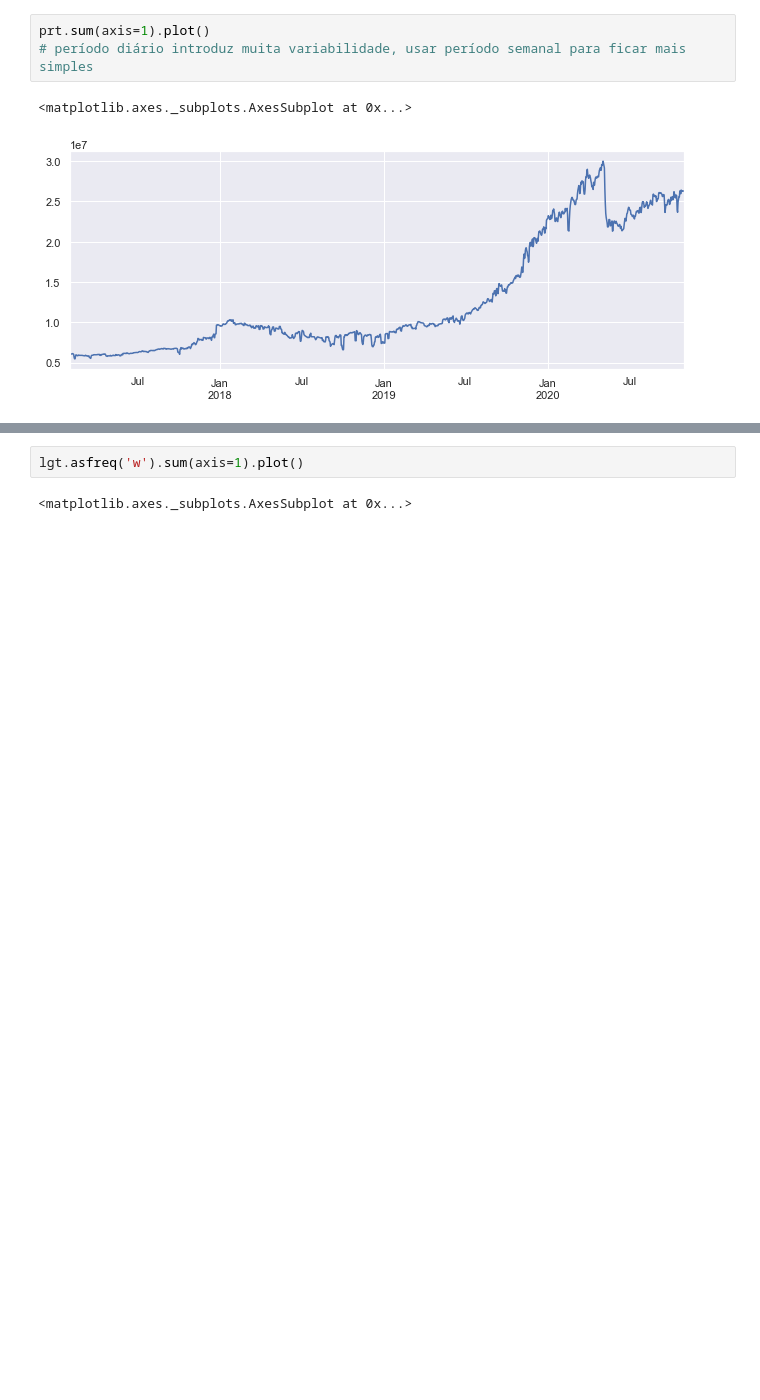
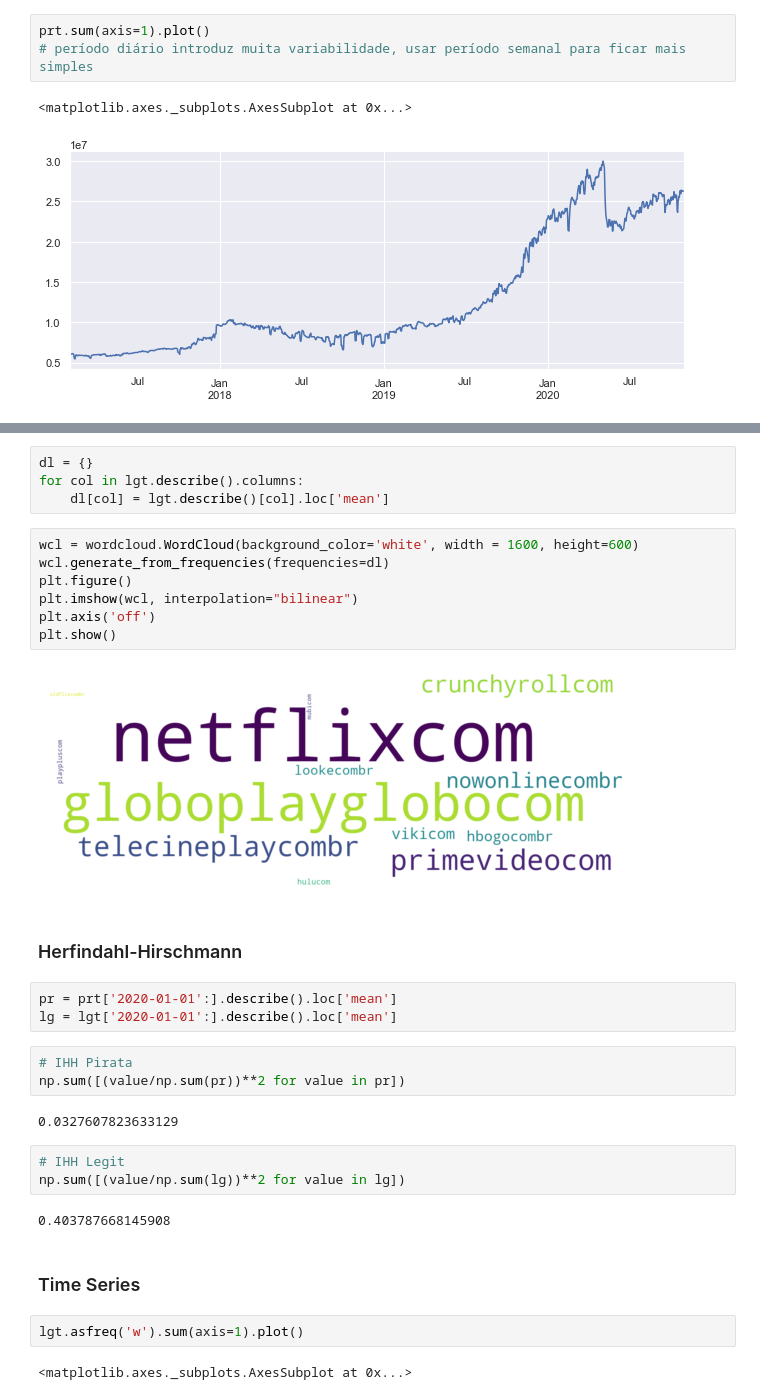
Before and after one commit to gustavo-pohlmann/TCC, a Jupyter notebook: TCC.ipynb, the cells around one changed output, grey strips where cells are left out. Saved outputs shown, nothing was run; the diff lists cells and outputs as text; blank space fills up the shorter version.

```diff
--- a/TCC.ipynb
+++ b/TCC.ipynb
@@ -91,6 +106,36 @@ lgt.describe().sort_values(by='mean', axis=1, ascending=False)
 | 50% | 3.605410e+07 | 1.722262e+07 | 1.717757e+06 | 1.321324e+06 | 7.916921e+05 | 8.859373e+05 | ... |
 | 75% | 3.647190e+07 | 1.887552e+07 | 2.383533e+06 | 2.964409e+06 | 1.938306e+06 | 1.196756e+06 | ... |
 | max | 3.905315e+07 | 2.733926e+07 | 4.648665e+06 | 4.381903e+06 | 2.534630e+06 | 2.089467e+06 | ... |
+# %%
+dl = {}
+for col in lgt.describe().columns:
+    dl[col] = lgt.describe()[col].loc['mean']
+# %%
+wcl = wordcloud.WordCloud(background_color='white', width = 1600, height=600)
+wcl.generate_from_frequencies(frequencies=dl)
+plt.figure()
+plt.imshow(wcl, interpolation="bilinear")
+plt.axis('off')
+plt.show()
+# %% [output]
+[figure, added]
+# %% [markdown]
+### Herfindahl-Hirschmann
+# %%
+pr = prt['2020-01-01':].describe().loc['mean']
+lg = lgt['2020-01-01':].describe().loc['mean']
+# %%
+# IHH Pirata
+np.sum([(value/np.sum(pr))**2 for value in pr])
+# %% [output]
+0.0327607823633129
+# %%
+# IHH Legit
+np.sum([(value/np.sum(lg))**2 for value in lg])
+# %% [output]
+0.403787668145908
+# %% [markdown]
+### Time Series
 # %%
 lgt.asfreq('w').sum(axis=1).plot()
 # %% [output]
```
Also changed, not shown: parts of 12 cells of this notebook.
